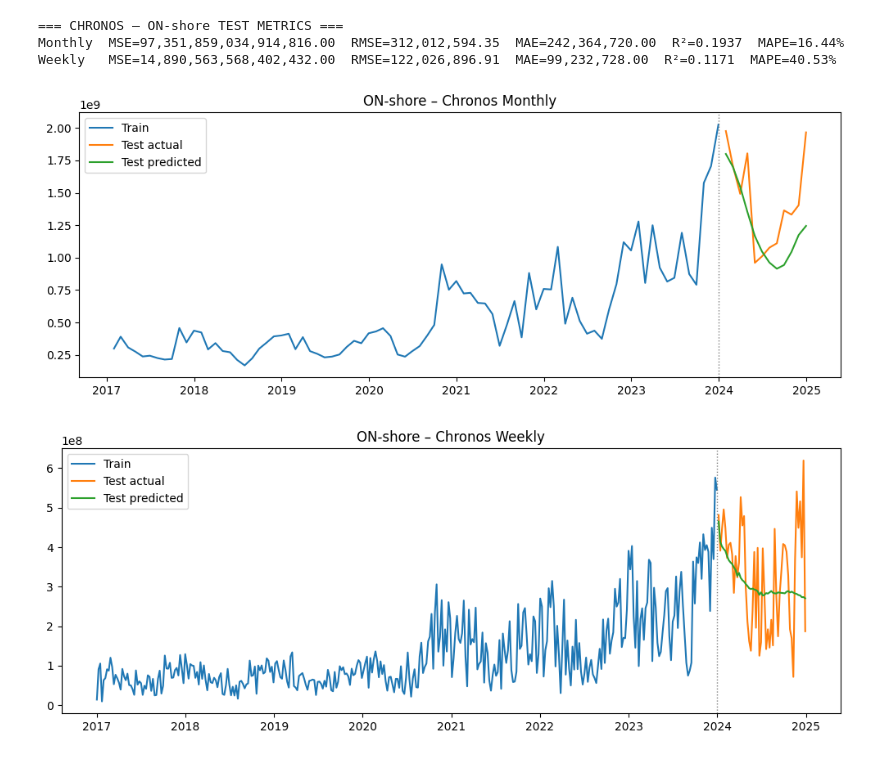
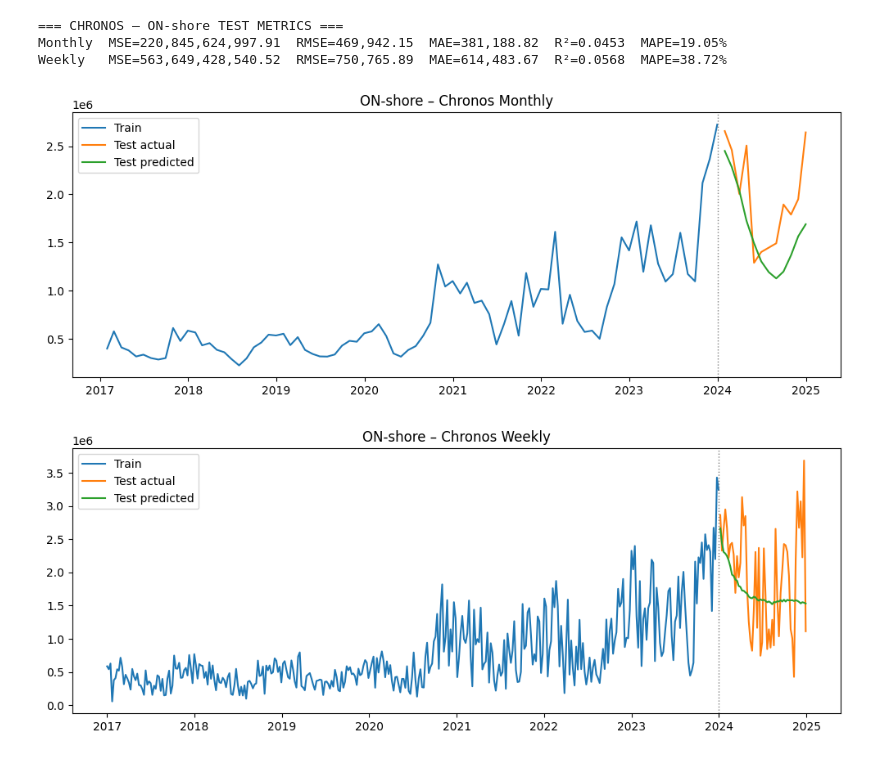
Before and after one commit to benrodion/Watts-next, a Jupyter notebook: models_chronos.ipynb, the cells around one changed output. Cells and saved outputs as stored; diff of their text form; code cells hidden in the pictures.

```diff
--- a/models_chronos.ipynb
+++ b/models_chronos.ipynb
@@ -8,7 +8,7 @@ import pandas as pd, numpy as np, torch, matplotlib.pyplot as plt
 from sklearn.metrics import mean_squared_error, mean_absolute_error, r2_score
 from chronos import ChronosPipeline
 
-DATA_PATH = "final_offshore_data_2017_2025.csv"
+DATA_PATH = "/Users/polina/Watts-next/data/final_offshore_data_2017_2025.csv"
 SITE      = "OFF‑shore"
 
 # 1) LOAD & PREP -------------------------------------------------------
@@ -20,8 +20,8 @@ df["y"]    = df["volume"]
 df = df.sort_values("ds").set_index("ds")
 
 # 2) AGGREGATES --------------------------------------------------------
-df_M = df.resample("M")["y"].sum().reset_index()
-df_W = df.resample("W")["y"].sum().reset_index()
+df_M = df.resample("M")["y"].mean().reset_index()
+df_W = df.resample("W")["y"].mean().reset_index()
 
 # splits
 m_tr = df_M[df_M.ds <  "2024-01-01"]; m_te = df_M[(df_M.ds >= "2024-01-01") & (df_M.ds < "2025-01-01")]
@@ -81,7 +81,7 @@ import pandas as pd, numpy as np, torch, matplotlib.pyplot as plt
 from sklearn.metrics import mean_squared_error, mean_absolute_error, r2_score
 from chronos import ChronosPipeline
 
-DATA_PATH = "final_onshore_data_2017_2025.csv"
+DATA_PATH = "/Users/polina/Watts-next/data/final_onshore_data_2017_2025.csv"
 SITE      = "ON‑shore"
 
 # 1) LOAD & PREP -------------------------------------------------------
@@ -93,8 +93,8 @@ df["y"]    = df["volume"]
 df = df.sort_values("ds").set_index("ds")
 
 # 2) AGGREGATES --------------------------------------------------------
-df_M = df.resample("M")["y"].sum().reset_index()
-df_W = df.resample("W")["y"].sum().reset_index()
+df_M = df.resample("M")["y"].mean().reset_index()
+df_W = df.resample("W")["y"].mean().reset_index()
 
 # splits
 m_tr = df_M[df_M.ds <  "2024-01-01"]; m_te = df_M[(df_M.ds >= "2024-01-01") & (df_M.ds < "2025-01-01")]
@@ -115,34 +115,34 @@ fc_M = chronos_fc(m_tr["y"].values, len(m_te))
 mseM  = mean_squared_error(m_te["y"], fc_M); rmseM=np.sqrt(mseM)
 maeM  = mean_absolute_error(m_te["y"], fc_M)
 r2M   = r2_score(m_te["y"], fc_M)
 mapeM = np.mean(np.abs((m_te["y"]-fc_M)/(m_te["y"]+1e-9)))*100
 
 # WEEKLY
 fc_W = chronos_fc(w_tr["y"].values, len(w_te))
 mseW  = mean_squared_error(w_te["y"], fc_W); rmseW=np.sqrt(mseW)
 maeW  = mean_absolute_error(w_te["y"], fc_W)
 r2W   = r2_score(w_te["y"], fc_W)
 mapeW = np.mean(np.abs((w_te["y"]-fc_W)/(w_te["y"]+1e-9)))*100
 
 print("\n=== CHRONOS –",SITE,"TEST METRICS ===")
 print(f"Monthly  MSE={mseM:,.2f}  RMSE={rmseM:,.2f}  MAE={maeM:,.2f}  R²={r2M:.4f}  MAPE={mapeM:,.2f}%")
 print(f"Weekly   MSE={mseW:,.2f}  RMSE={rmseW:,.2f}  MAE={maeW:,.2f}  R²={r2W:.4f}  MAPE={mapeW:,.2f}%")
 
 # 4) PLOTS -------------------------------------------------------------
 def plot_one(tr, te, fc, title):
     plt.figure(figsize=(10,4))
     plt.plot(tr["ds"], tr["y"], label="Train")
     plt.plot(te["ds"], te["y"], label="Test actual")
     plt.plot(te["ds"], fc,      label="Test predicted")
     plt.axvline(pd.to_datetime("2024-01-01"), ls=":", lw=1, c="gray")
     plt.title(title); plt.legend(); plt.tight_layout(); plt.show()
 
 plot_one(m_tr, m_te, fc_M, f"{SITE} – Chronos Monthly")
 plot_one(w_tr, w_te, fc_W, f"{SITE} – Chronos Weekly")
 # ================================================================
 # %% [output]
 === CHRONOS – ON‑shore TEST METRICS ===
-Monthly  MSE=97,351,859,034,914,816.00  RMSE=312,012,594.35  MAE=242,364,720.00  R²=0.1937  MAPE=16.44%
-Weekly   MSE=14,890,563,568,402,432.00  RMSE=122,026,896.91  MAE=99,232,728.00  R²=0.1171  MAPE=40.53%
+Monthly  MSE=220,845,624,997.91  RMSE=469,942.15  MAE=381,188.82  R²=0.0453  MAPE=19.05%
+Weekly   MSE=563,649,428,540.52  RMSE=750,765.89  MAE=614,483.67  R²=0.0568  MAPE=38.72%
-[figure, old version]
+[figure, new version]
-[figure, old version]
+[figure, new version]
```
Also changed, not shown: parts of 1 cell of this notebook, 1 other file.
